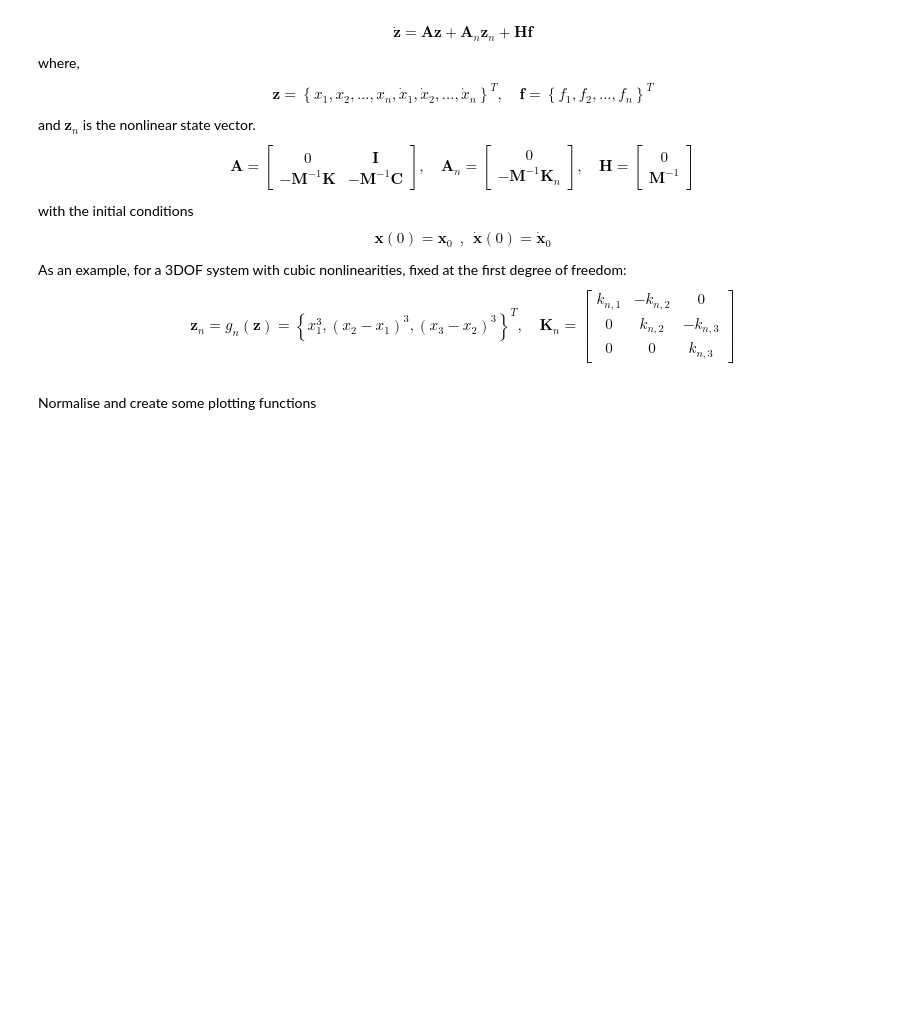
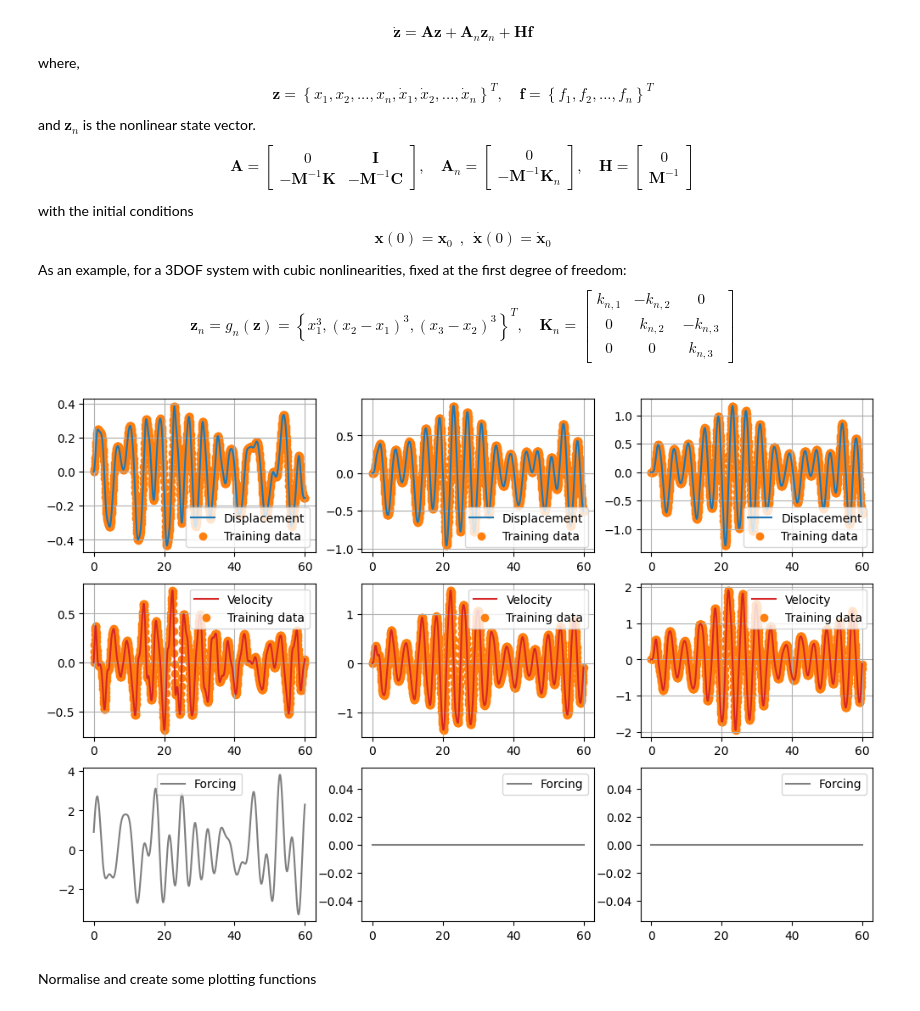
Before and after one commit to MarcusHA94/structural-dynamics-pinns, a Jupyter notebook: mdof_instance/mdof_cubic_instance.ipynb, the cells around one changed output. Drawn from its saved outputs; the diff is of its cells as text; code cells hidden in the pictures; blank space fills up the shorter version.

```diff
--- a/mdof_instance/mdof_cubic_instance.ipynb
+++ b/mdof_instance/mdof_cubic_instance.ipynb
@@ -56,8 +56,8 @@ from IPython import display
 %load_ext autoreload
 %autoreload 2
 # %%
-nt = 2048
-time = np.linspace(0,120,nt)
+nt = 1024
+time = np.linspace(0,60,nt)
 
 F0 = 1.0  # N
 n_dof = 3
@@ -98,7 +98,7 @@ data = system.simulate(time, z0=None)
 
 xx, vv = torch.tensor(data['x'], dtype=torch.float32).T, torch.tensor(data['xdot'], dtype=torch.float32).T
 F = system.f
-xx_noisy, vv_noisy = add_noise(xx, db=-10, seed=43810), add_noise(vv, db=-6, seed=13927)
+xx_noisy, vv_noisy = add_noise(xx, db=-15, seed=43810), add_noise(vv, db=-15, seed=13927)
 # aa = torch.zeros_like(xx)
 dt = time[1]-time[0]
 d_dt = findiff.FinDiff(0,dt)
@@ -124,33 +124,35 @@ if n_dof > 4:
     sub_rows = n_dof // 4 + int((n_dof%4)!=0)
     sub_cols = 4
 else:
     sub_rows = 1
     sub_cols = n_dof
 
 fig, axs = plt.subplots(3*sub_rows,sub_cols,figsize=(4*sub_cols,8*sub_rows))
 p_count = 0
 for j in range(sub_rows):
     for i in range(sub_cols):
         axs[j*3,i].plot(time, xx[:,p_count], color="tab:blue", label="Displacement")
         axs[j*3,i].grid()
         axs[j*3,i].scatter(t_data, x_data[:,p_count], color="tab:orange", label="Training data")
         axs[j*3,i].legend()
 
         axs[j*3+1,i].plot(time, vv[:,p_count], color="tab:red", label="Velocity")
         # axs[j*3+1,i].set_ylim((-10,10))
         axs[j*3+1,i].grid()
         axs[j*3+1,i].scatter(t_data, v_data[:,p_count], color="tab:orange", label="Training data")
         axs[j*3+1,i].legend()
 
         axs[j*3+2,i].plot(time, F[:,p_count], color="tab:gray", label="Forcing")
         # axs[j*3+2,i].plot(time, aa[:,p_count], color="tab:gray", label="Acceleration")
         # axs[j*3+2,i].scatter(t_data, F_data[:,p_count], color="tab:orange", label="Training data")
         axs[j*3+2,i].legend()
 
         p_count += 1
 
         if p_count == n_dof:
             break
+# %% [output]
+[figure, added]
 # %% [markdown]
 Normalise and create some plotting functions
 # %%
```
Also changed, not shown: parts of 4 cells of this notebook, 11 other files.
